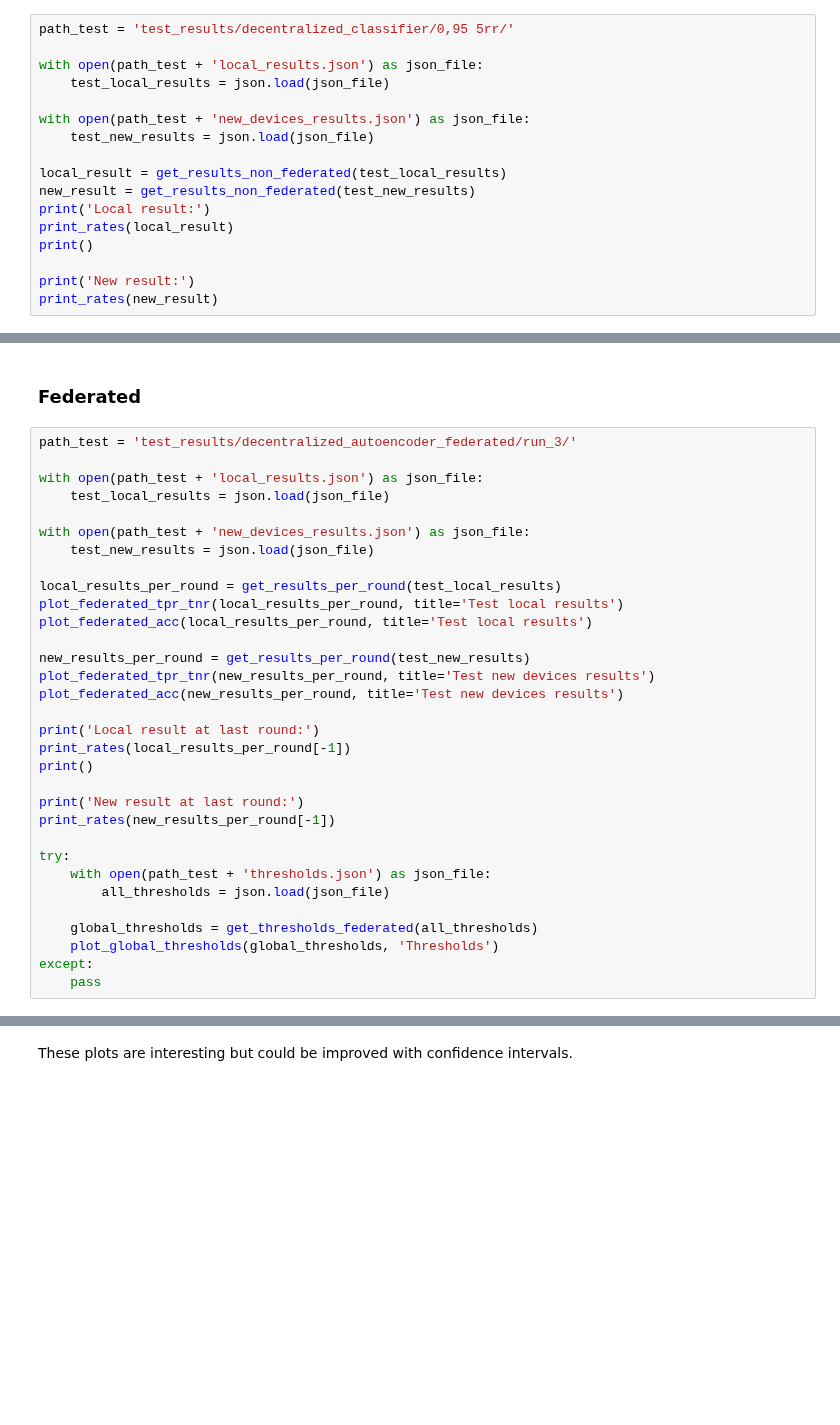
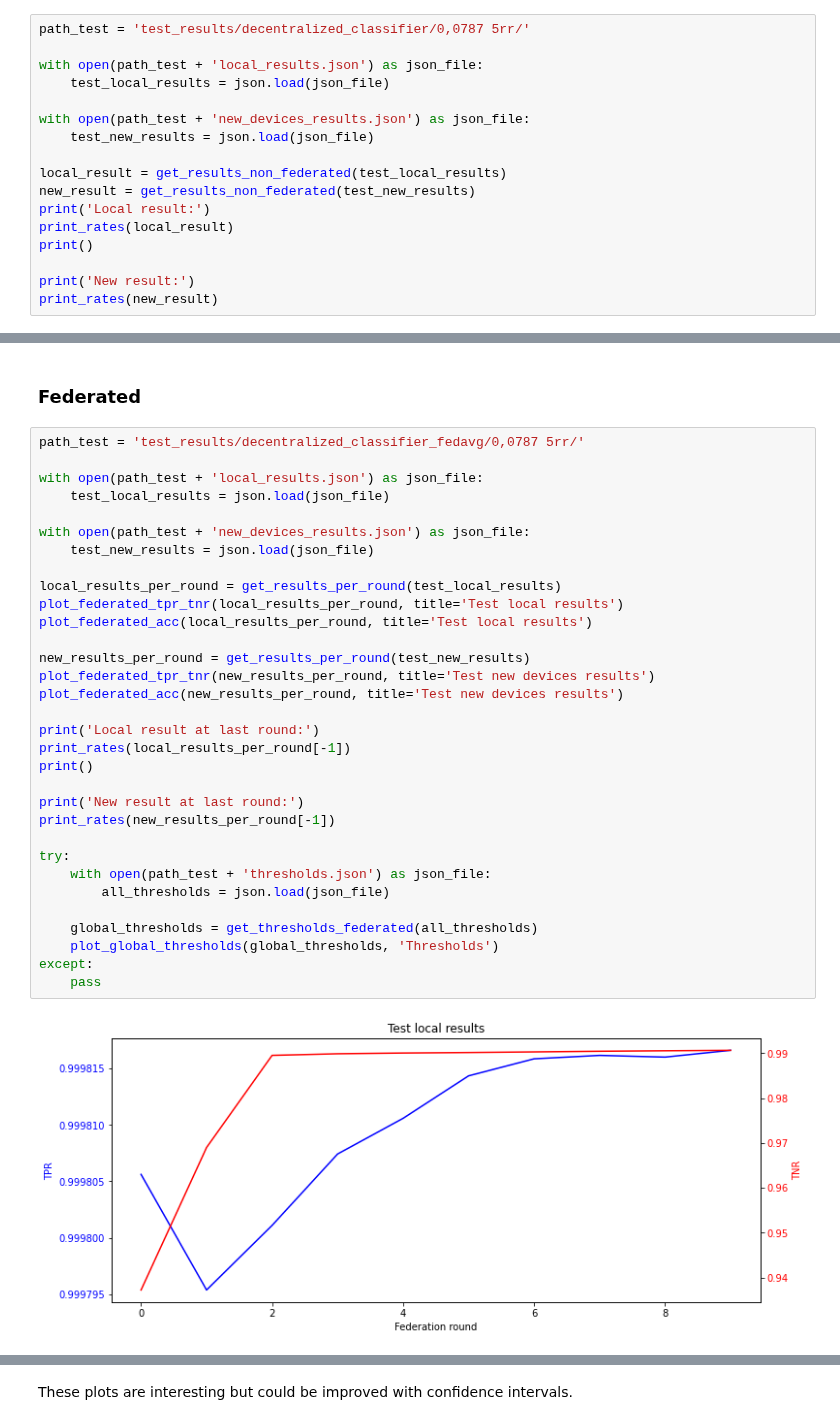
Before and after one commit to ValerianRey/fed_iot_guard, a Jupyter notebook: Test results.ipynb, the cells around one changed output, grey strips where cells are left out. Drawn from its saved outputs; the diff is of its cells as text; blank space fills up the shorter version.

Commit message:
added some results, bug fixes

```diff
--- a/Test results.ipynb
+++ b/Test results.ipynb
@@ -98,7 +98,7 @@ def plot_global_thresholds(thresholds, title=''):
 # %% [markdown]
 ### Non-federated
 # %%
-path_test = 'test_results/decentralized_classifier/0,95 5rr/'
+path_test = 'test_results/decentralized_classifier/0,0787 5rr/'
 
 with open(path_test + 'local_results.json') as json_file:
     test_local_results = json.load(json_file)
@@ -125,34 +125,36 @@ TP: 352218 - TN: 6742717 - FP: 97283 - FN:7782
 # %% [markdown]
 ### Federated
 # %%
-path_test = 'test_results/decentralized_autoencoder_federated/run_3/'
+path_test = 'test_results/decentralized_classifier_fedavg/0,0787 5rr/'
 
 with open(path_test + 'local_results.json') as json_file:
     test_local_results = json.load(json_file)
 
 with open(path_test + 'new_devices_results.json') as json_file:
     test_new_results = json.load(json_file)
 
 local_results_per_round = get_results_per_round(test_local_results)
 plot_federated_tpr_tnr(local_results_per_round, title='Test local results')
 plot_federated_acc(local_results_per_round, title='Test local results')
 
 new_results_per_round = get_results_per_round(test_new_results)
 plot_federated_tpr_tnr(new_results_per_round, title='Test new devices results')
 plot_federated_acc(new_results_per_round, title='Test new devices results')
 
 print('Local result at last round:')
 print_rates(local_results_per_round[-1])
 print()
 
 print('New result at last round:')
 print_rates(new_results_per_round[-1])
 
 try:
     with open(path_test + 'thresholds.json') as json_file:
         all_thresholds = json.load(json_file)
 
     global_thresholds = get_thresholds_federated(all_thresholds)
     plot_global_thresholds(global_thresholds, 'Thresholds')
 except:
     pass
+# %% [output]
+[figure, added]
```
Also changed, not shown: parts of 2 cells of this notebook, 6 other files.
